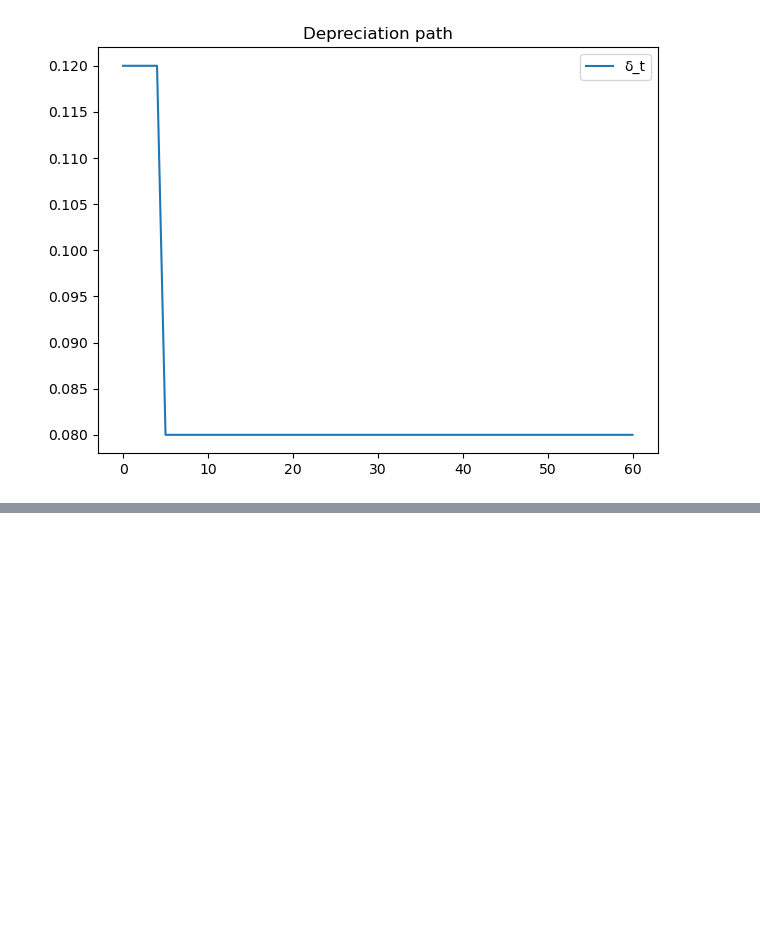
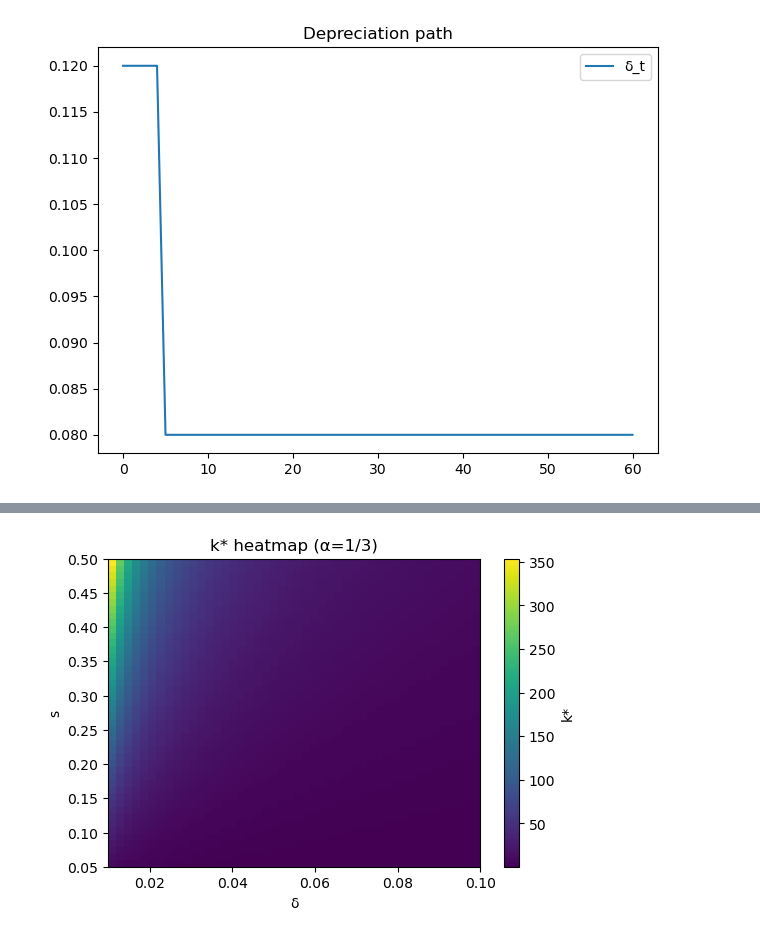
Before and after one commit to NumEconCopenhagen/ProgEcon-lectures, a Jupyter notebook: 09_Solow_model/Solow_model.ipynb, the cells around one changed output, grey strips where cells are left out. Cells and saved outputs as stored; diff of their text form; code cells hidden in the pictures; blank space fills up the shorter version.

```diff
--- a/09_Solow_model/Lecture09_Solow_.ipynb
+++ b/09_Solow_model/Solow_model.ipynb
@@ -643,0 +656,24 @@ plt.title("Depreciation path"); plt.legend(); plt.tight_layout(); plt.show()
+# %%
+# === Heatmap of k* over (s, δ) ==============================================
+import matplotlib.pyplot as plt
+
+def steady_state_k(alpha, s, delta):
+    return (s/(delta))**(1/(1-alpha))
+
+S = np.linspace(0.05, 0.5, 46)
+D = np.linspace(0.01, 0.1, 46)
+KK = np.empty((len(S), len(D)))
+
+for i, ss in enumerate(S):
+    for j, dd in enumerate(D):
+        KK[i,j] = steady_state_k(alpha=1/3, s=ss, delta=dd)
+
+fig, ax = plt.subplots(figsize=(6,4))
+im = ax.imshow(KK, origin='lower', aspect='auto',
+               extent=[D.min(), D.max(), S.min(), S.max()])
+ax.set_xlabel('δ'); ax.set_ylabel('s')
+ax.set_title('k* heatmap (α=1/3)')
+fig.colorbar(im, ax=ax, label='k*')
+plt.show()
+# %% [output]
+[figure, added]
```
Also changed, not shown: parts of 9 cells of this notebook.
